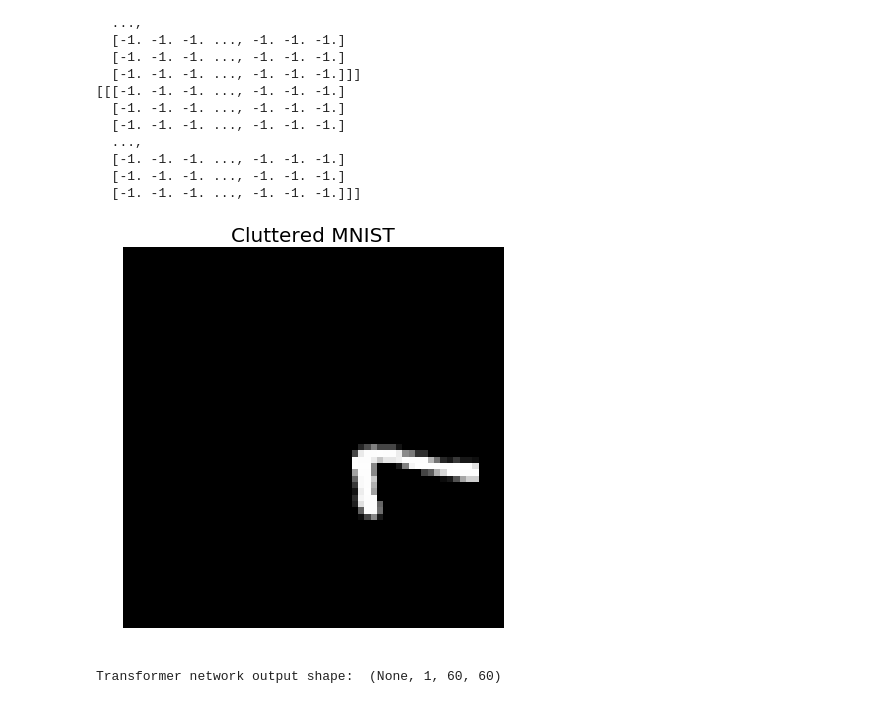
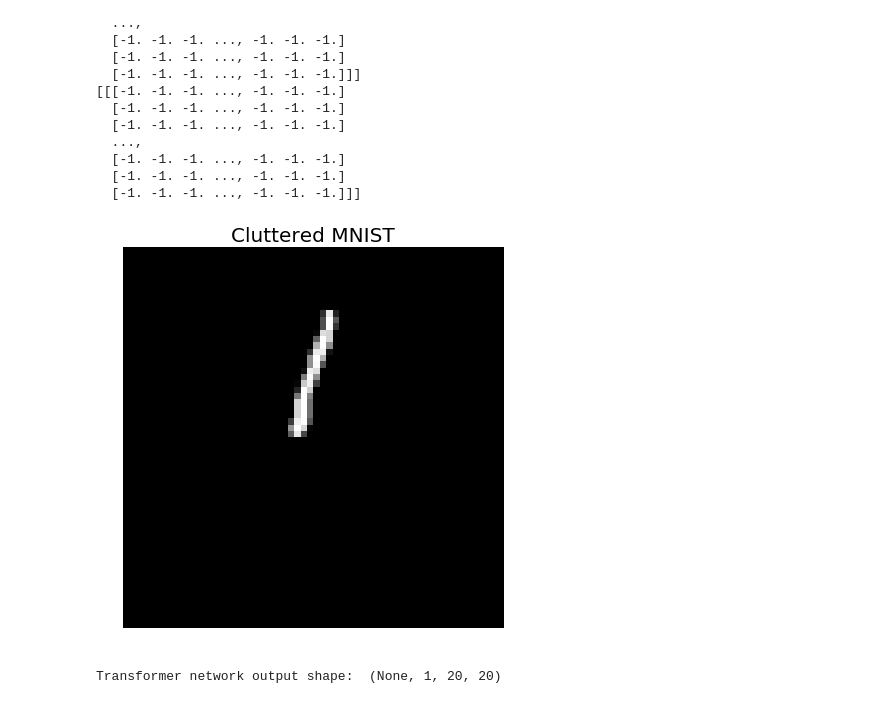
Before and after one commit to canerozer/STN-in-Lasagne, a Jupyter notebook: Th3_N3tw0rk_in_Lasagne.ipynb, the cells around one changed output. Saved outputs shown, nothing was run; the diff lists cells and outputs as text; code cells hidden in the pictures.

```diff
--- a/Th3_N3tw0rk_in_Lasagne.ipynb
+++ b/Th3_N3tw0rk_in_Lasagne.ipynb
@@ -245,9 +231,9 @@ print theano.function(inputs=[], outputs=x.shape)
 import time
 # PARAMETERS
 t_start = time.time()
-test_dir = "/home/dl2/caner_grad/MNIST_RESULTS/90_derece/10k_10k_test"
-train_dir = "/home/dl2/caner_grad/MNIST_RESULTS/90_derece/50k_50k_train"
-out_file = "mnist_cluttered_60x60_90degree_rotations.npz"
+test_dir = "/home/dontgetdown/Documents/caner_grad/MNIST_IMAGES/10_45_90_derece/10k_10k_test"
+train_dir = "/home/dontgetdown/Documents/caner_grad/MNIST_IMAGES/10_45_90_derece/50k_50k_train"
+out_file = "mnist_cluttered_60x60_10_45_90degree_rotations.npz"
 train_k = 5
 valid_k = 1
 n_classes = 10
@@ -322,14 +308,9 @@ DIM = 60
 # for i in xrange(valid_images.shape[0]):
 #     valid_images[i] = cv2.imread(trainandvalid_images_loc[0][valid_indexes[i]], cv2.IMREAD_GRAYSCALE)
 
-# print np.mean(train_images[:], axis=0)
 # valid_images[:] = (valid_images - 128)/(128+0.0000001)
 # test_images[:] = (test_images - 128)/(128+0.0000001)
 # train_images[:] = (train_images - 128)/(128+0.0000001)
-
-# print np.mean(train_images[:], axis=0)
-# print np.max(test_images[0])
-# print np.mean(test_images[0])
 
 
 # dictionary = {'x_train':train_images, 'x_valid':valid_images, 'x_test':test_images, 'y_train':train_classes,
@@ -345,7 +326,7 @@ DIM = 60
 # COMMENTING END IF THE FILE ALREADY EXISTS
 
 mnist_90_rotated = out_file
-#THEN, BY USING A DIFFERENT NUMPY ARRAY DICTIONARY, WE WILL BE LOADING OUR DATA.
+# THEN, BY USING A DIFFERENT NUMPY ARRAY DICTIONARY, WE WILL BE LOADING OUR DATA.
 def load_data(x):
     data = np.load(x)
 
@@ -401,12 +382,12 @@ print data['X_train'][101]
   [-1. -1. -1. ..., -1. -1. -1.]]]
 # %%
 plt.figure(figsize=(7,7))
-plt.imshow(data['X_train'][101].reshape(DIM, DIM), cmap='gray', interpolation='none')
+plt.imshow(data['X_test'][1010].reshape(DIM, DIM), cmap='gray', interpolation='none')
 plt.title('Cluttered MNIST', fontsize=20)
 plt.axis('off')
 plt.show()
 # %% [output]
-[figure, old version]
+[figure, new version]
 # %%
 def build_model(input_width, input_height, output_dim,
                 batch_size=BATCH_SIZE):
@@ -430,7 +411,7 @@ def build_model(input_width, input_height, output_dim,
         nonlinearity=lasagne.nonlinearities.identity)
 
     # Transformer network
-    l_trans1 = TransformerLayer(l_in, loc_out, downsample_factor=1.0)
+    l_trans1 = TransformerLayer(l_in, loc_out, downsample_factor=3.0)
     print "Transformer network output shape: ", l_trans1.output_shape
 
     # Classification network
@@ -469,7 +450,7 @@ def build_model(input_width, input_height, output_dim,
 model, l_transform, thetas = build_model(DIM, DIM, NUM_CLASSES)
 model_params = lasagne.layers.get_all_params(model, trainable=True)
 # %% [output]
-Transformer network output shape:  (None, 1, 60, 60)
+Transformer network output shape:  (None, 1, 20, 20)
 # %%
 X = T.tensor4()
 y = T.ivector()
```
Also changed, not shown: parts of 19 cells of this notebook.
